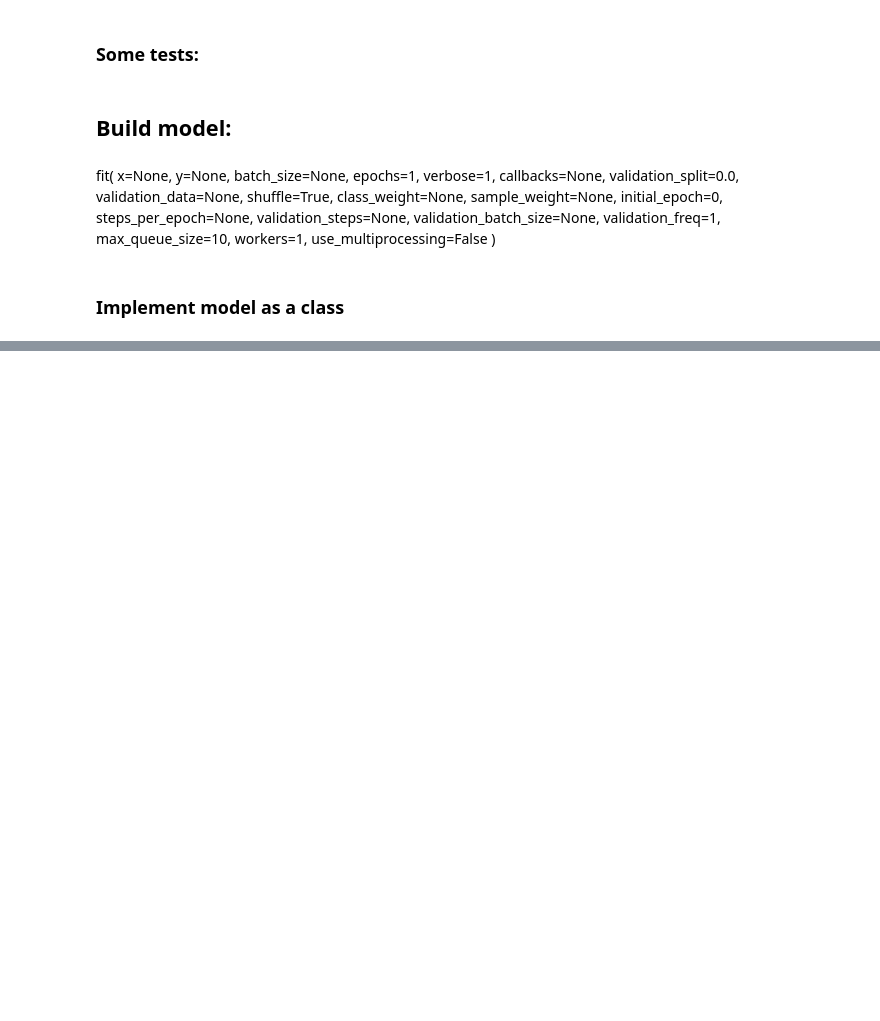
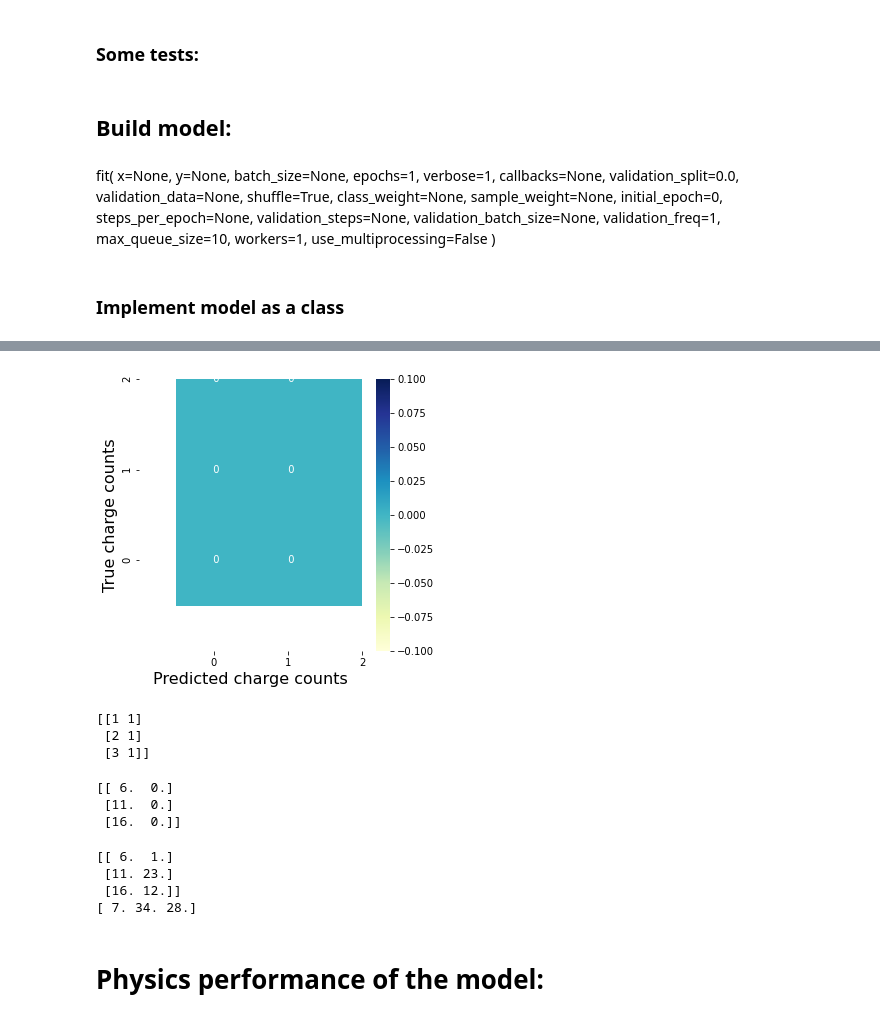
Before and after one commit to kandrosov/tau_reconstruction, a Jupyter notebook: NN.ipynb, the cells around one changed output, grey strips where cells are left out. Saved outputs shown, nothing was run; the diff lists cells and outputs as text; code cells hidden in the pictures; blank space fills up the shorter version.

Commit message:
Physics performance of model added

```diff
--- a/NN.ipynb
+++ b/NN.ipynb
@@ -144,0 +430,3 @@ model2.fit(x = generator,epochs = 1, steps_per_epoch = n_batches)
+# %%
+a = np.array([[1,1,1,2],[1,1,2,2],[1,2,2,2],[2,2,2,2]])
+print(a)
@@ -144,0 +438,3 @@ model2.fit(x = generator,epochs = 1, steps_per_epoch = n_batches)
+# %%
+dm_bins = np.arange(0.5,3.5,1)
+print(dm_bins)
@@ -144,0 +443,2 @@ model2.fit(x = generator,epochs = 1, steps_per_epoch = n_batches)
+# %%
+h, _ = np.histogramdd(a, bins=[dm_bins, dm_bins, dm_bins, dm_bins])
@@ -144,0 +460,37 @@ model2.fit(x = generator,epochs = 1, steps_per_epoch = n_batches)
+# %%
+fig10 = plt.figure(figsize=(5,5))
+sns.heatmap(h[:,0,:,0], cmap='YlGnBu', annot=True, fmt="3.0f")
+plt.ylim(-0.5,2.5)
+plt.xlim(-0.5,2.5)
+plt.ylabel('True charge counts',fontsize = 16)
+plt.xlabel('Predicted charge counts',fontsize = 16)
+plt.show()
+# %% [output]
+[figure, added]
+# %%
+a = np.array([[1,1],[2,1],[3,1]])
+print(a)
+# %% [output]
+[[1 1]
+ [2 1]
+ [3 1]]
+# %%
+c = np.zeros((3,2))
+c[:,0] = a[:,0]*5+a[:,1]
+print(c)
+# %% [output]
+[[ 6.  0.]
+ [11.  0.]
+ [16.  0.]]
+# %%
+b = np.array([1,23,12])
+c[:,1] = b
+print(c)
+print(c.sum(axis=1))
+# %% [output]
+[[ 6.  1.]
+ [11. 23.]
+ [16. 12.]]
+[ 7. 34. 28.]
+# %% [markdown]
+# Physics performance of the model:
```
Also changed, not shown: parts of 45 cells of this notebook, 10 other files.
